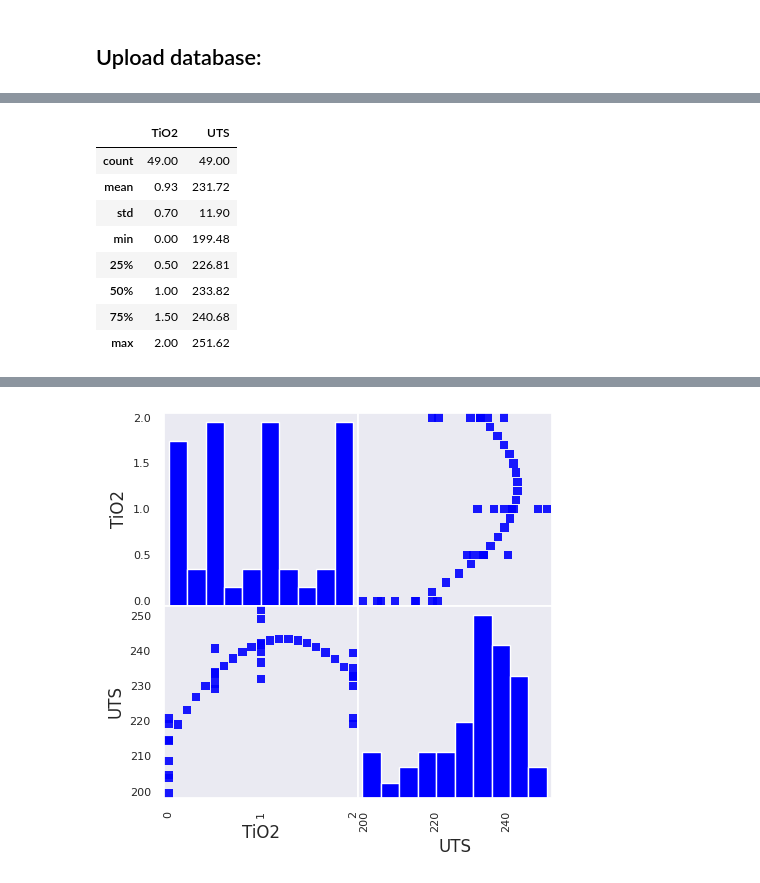
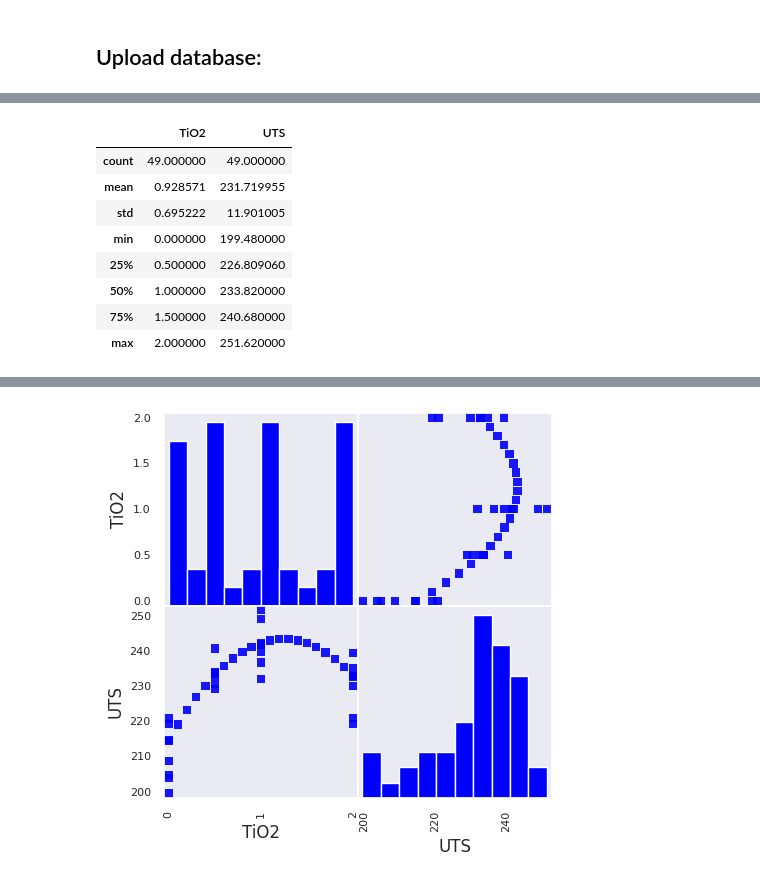
Before and after one commit to GermanOmar/Composite2, a Jupyter notebook: UTS_CompTi02.ipynb, the cells around one changed output, grey strips where cells are left out. Cells and saved outputs as stored; diff of their text form; code cells hidden in the pictures.

```diff
--- a/UTS_CompTi02.ipynb
+++ b/UTS_CompTi02.ipynb
@@ -48,17 +58,17 @@ Successfully installed Flask-CORS-6.0.1 databricks-sdk-0.73.0 docker-7.1.0 graph
 # %%
 #Experimental data
-data = pd.read_table('/content/DataTiO2.txt')
+data = pd.read_table('/content/Composite2/DataTiO2.txt')
 data.describe()
 # %% [output]
 |  | TiO2 | UTS |
-| count | 49.00 | 49.00 |
-| mean | 0.93 | 231.72 |
-| std | 0.70 | 11.90 |
-| min | 0.00 | 199.48 |
-| 25% | 0.50 | 226.81 |
-| 50% | 1.00 | 233.82 |
-| 75% | 1.50 | 240.68 |
-| max | 2.00 | 251.62 |
+| count | 49.000000 | 49.000000 |
+| mean | 0.928571 | 231.719955 |
+| std | 0.695222 | 11.901005 |
+| min | 0.000000 | 199.480000 |
+| 25% | 0.500000 | 226.809060 |
+| 50% | 1.000000 | 233.820000 |
+| 75% | 1.500000 | 240.680000 |
+| max | 2.000000 | 251.620000 |
 # %%
 df = data.copy()
 df.head()
```
Also changed, not shown: parts of 9 cells of this notebook.
